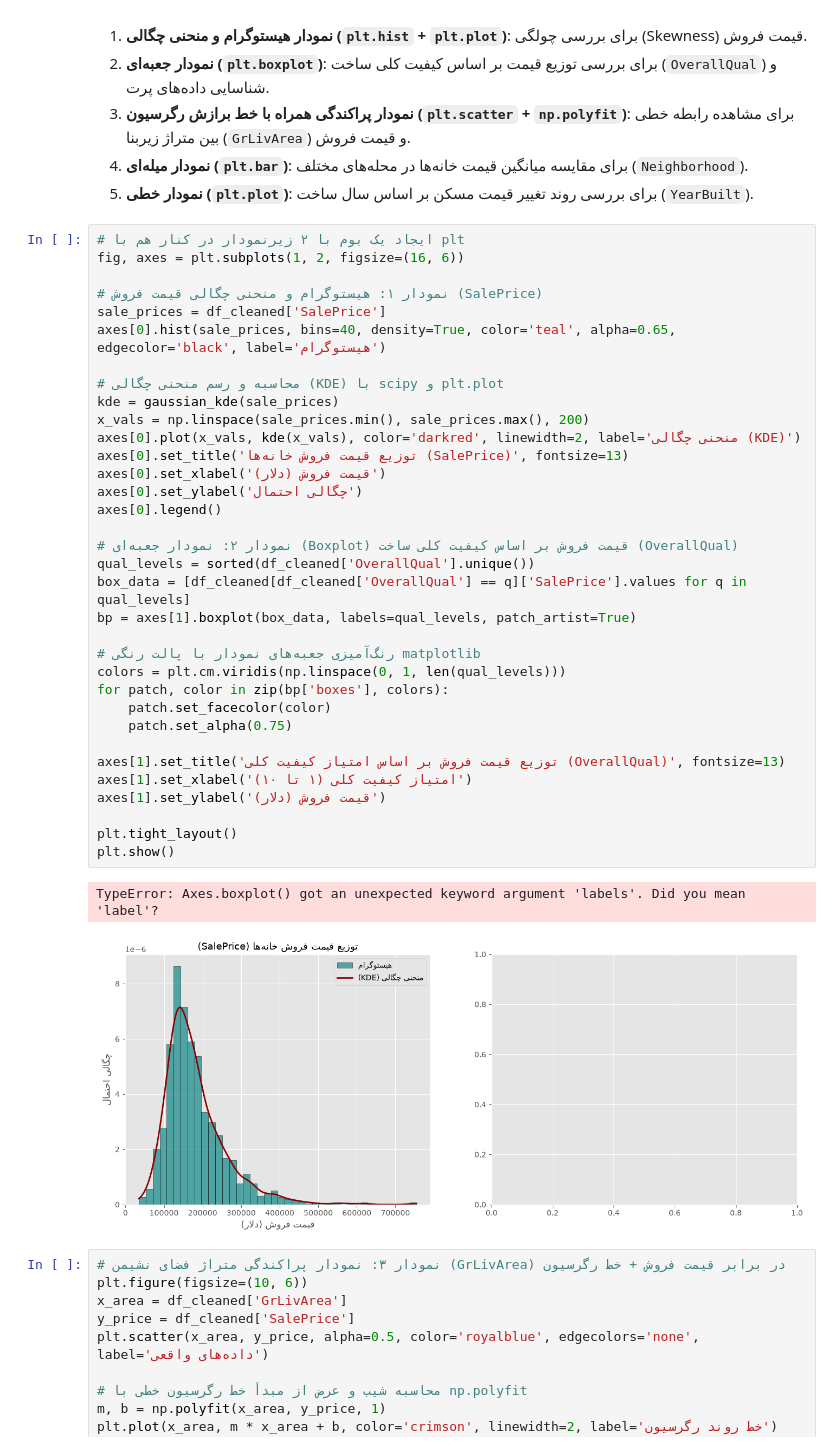
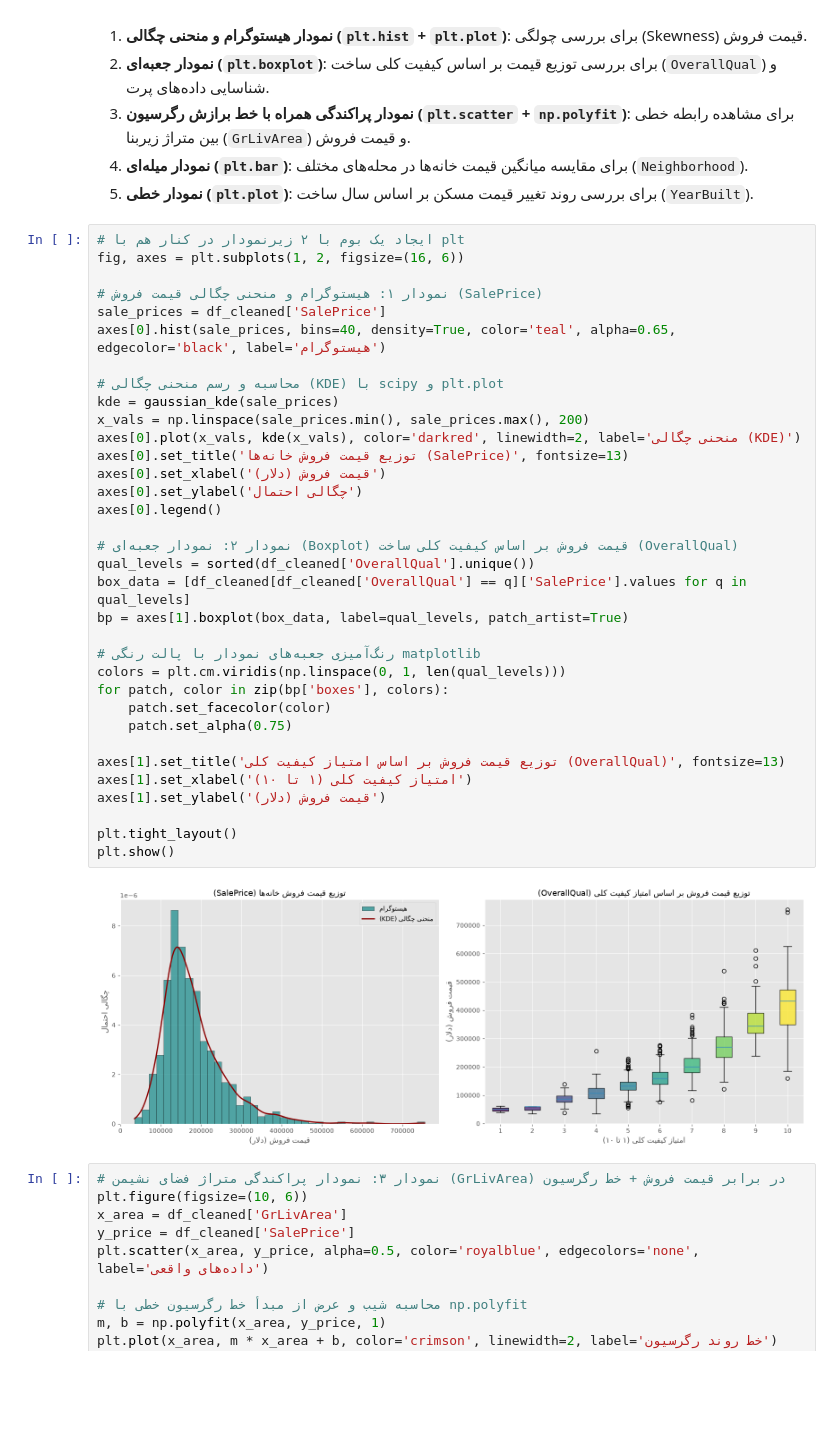
Before and after one commit to marjan-rb/ml-exercises, a Jupyter notebook: housing_data_cleaning_persian.ipynb, the cells around one changed output. Saved outputs shown, nothing was run; the diff lists cells and outputs as text; blank space fills up the shorter version.

Commit message:
fix: label parameter issue in inaxes[1].boxplot

```diff
--- a/housing_data_cleaning_persian.ipynb
+++ b/housing_data_cleaning_persian.ipynb
@@ -180,36 +180,35 @@ fig, axes = plt.subplots(1, 2, figsize=(16, 6))
 # نمودار ۱: هیستوگرام و منحنی چگالی قیمت فروش (SalePrice)
 sale_prices = df_cleaned['SalePrice']
 axes[0].hist(sale_prices, bins=40, density=True, color='teal', alpha=0.65, edgecolor='black', label='هیستوگرام')
 
 # محاسبه و رسم منحنی چگالی (KDE) با scipy و plt.plot
 kde = gaussian_kde(sale_prices)
 x_vals = np.linspace(sale_prices.min(), sale_prices.max(), 200)
 axes[0].plot(x_vals, kde(x_vals), color='darkred', linewidth=2, label='منحنی چگالی (KDE)')
 axes[0].set_title('توزیع قیمت فروش خانه‌ها (SalePrice)', fontsize=13)
 axes[0].set_xlabel('قیمت فروش (دلار)')
 axes[0].set_ylabel('چگالی احتمال')
 axes[0].legend()
 
 # نمودار ۲: نمودار جعبه‌ای (Boxplot) قیمت فروش بر اساس کیفیت کلی ساخت (OverallQual)
 qual_levels = sorted(df_cleaned['OverallQual'].unique())
 box_data = [df_cleaned[df_cleaned['OverallQual'] == q]['SalePrice'].values for q in qual_levels]
-bp = axes[1].boxplot(box_data, labels=qual_levels, patch_artist=True)
+bp = axes[1].boxplot(box_data, label=qual_levels, patch_artist=True)
 
 # رنگ‌آمیزی جعبه‌های نمودار با پالت رنگی matplotlib
 colors = plt.cm.viridis(np.linspace(0, 1, len(qual_levels)))
 for patch, color in zip(bp['boxes'], colors):
     patch.set_facecolor(color)
     patch.set_alpha(0.75)
 
 axes[1].set_title('توزیع قیمت فروش بر اساس امتیاز کیفیت کلی (OverallQual)', fontsize=13)
 axes[1].set_xlabel('امتیاز کیفیت کلی (۱ تا ۱۰)')
 axes[1].set_ylabel('قیمت فروش (دلار)')
 
 plt.tight_layout()
 plt.show()
 # %% [output]
-TypeError: Axes.boxplot() got an unexpected keyword argument 'labels'. Did you mean 'label'?
-[figure, old version]
+[figure, new version]
 # %%
 # نمودار ۳: نمودار پراکندگی متراژ فضای نشیمن (GrLivArea) در برابر قیمت فروش + خط رگرسیون
 plt.figure(figsize=(10, 6))
```
